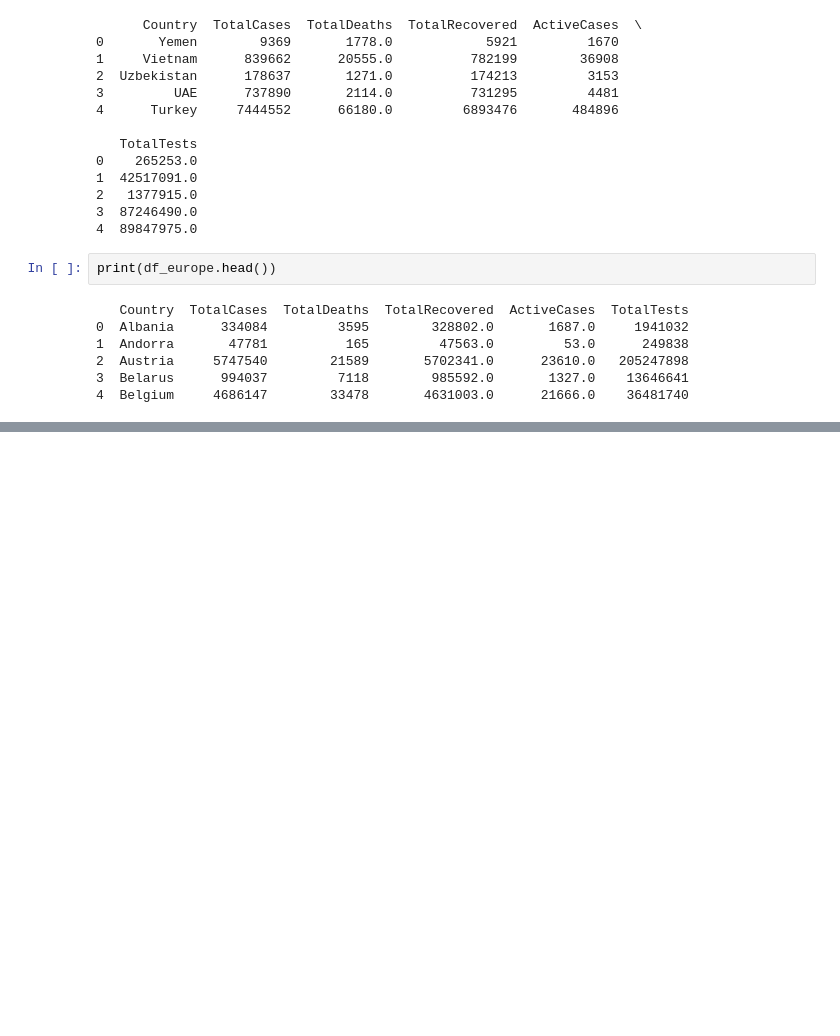
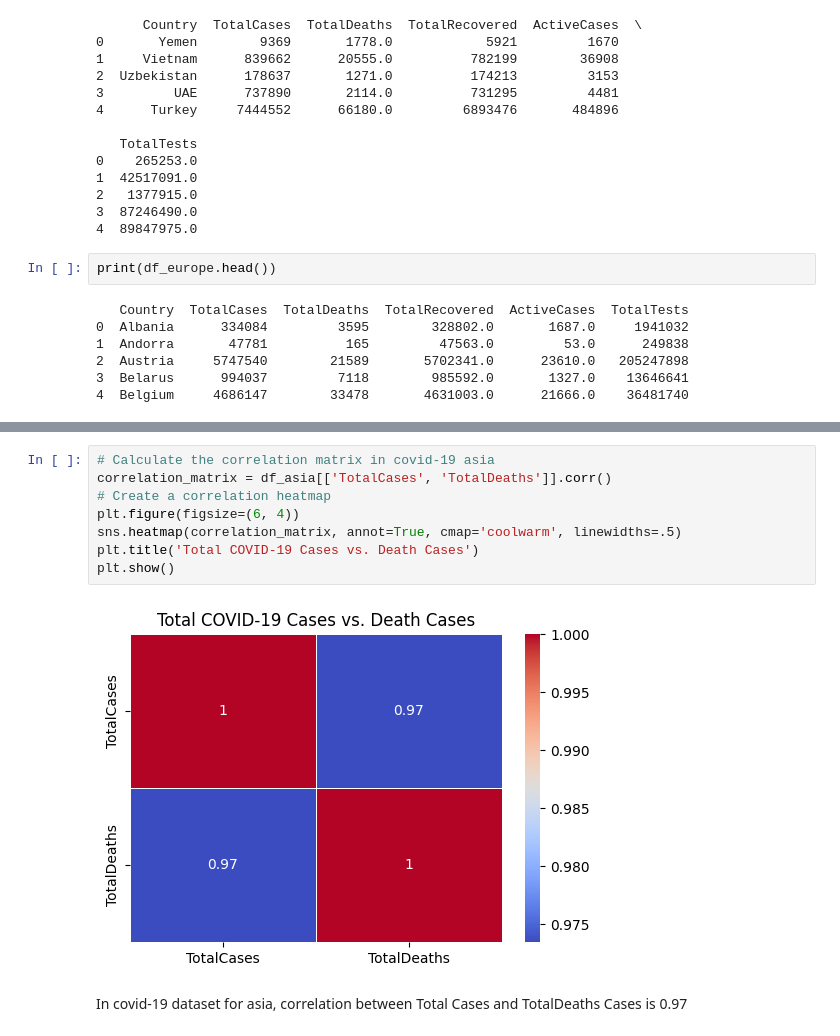
Before and after one commit to rachanakafle/rachana-made-template, a Jupyter notebook: project/report.ipynb, the cells around one changed output, grey strips where cells are left out. Drawn from its saved outputs; the diff is of its cells as text; blank space fills up the shorter version.

```diff
--- a/project/report.ipynb
+++ b/project/report.ipynb
@@ -158,0 +252,12 @@ plt.show()
+# %%
+# Calculate the correlation matrix in covid-19 asia
+correlation_matrix = df_asia[['TotalCases', 'TotalDeaths']].corr()
+# Create a correlation heatmap
+plt.figure(figsize=(6, 4))
+sns.heatmap(correlation_matrix, annot=True, cmap='coolwarm', linewidths=.5)
+plt.title('Total COVID-19 Cases vs. Death Cases')
+plt.show()
+# %% [output]
+[figure, added]
+# %% [markdown]
+In covid-19 dataset for asia, correlation between Total Cases and TotalDeaths Cases is 0.97
```
Also changed, not shown: parts of 35 cells of this notebook.
